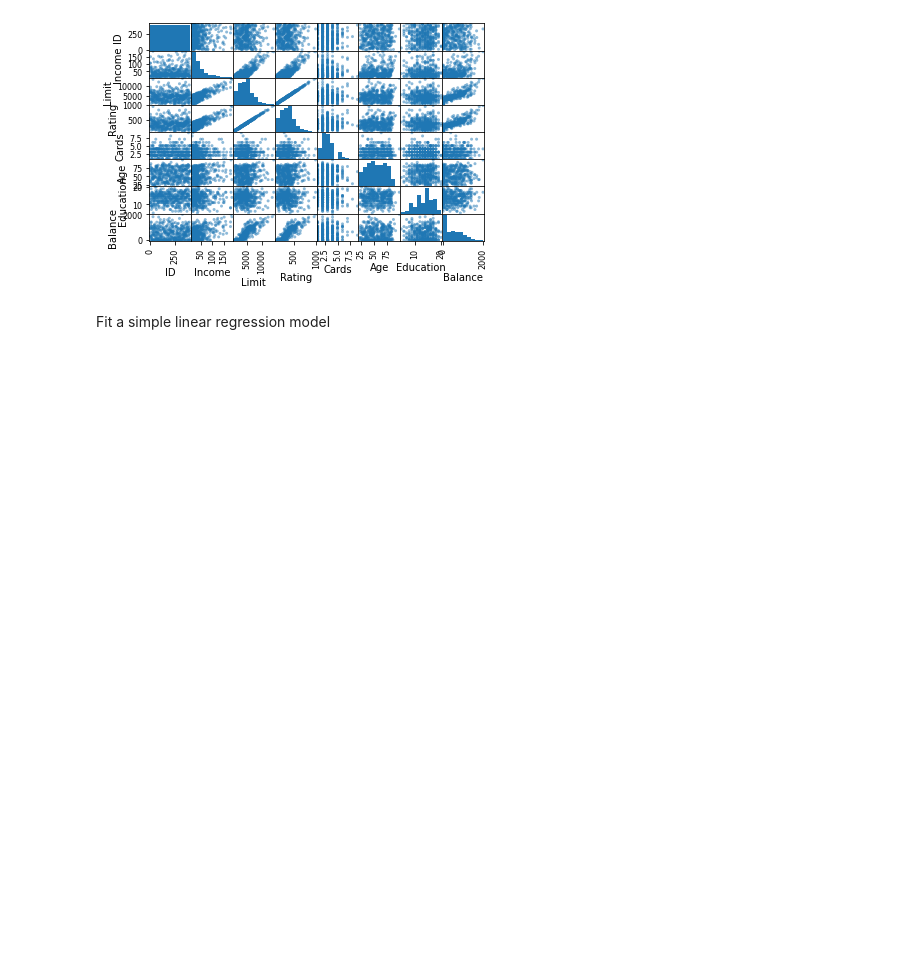
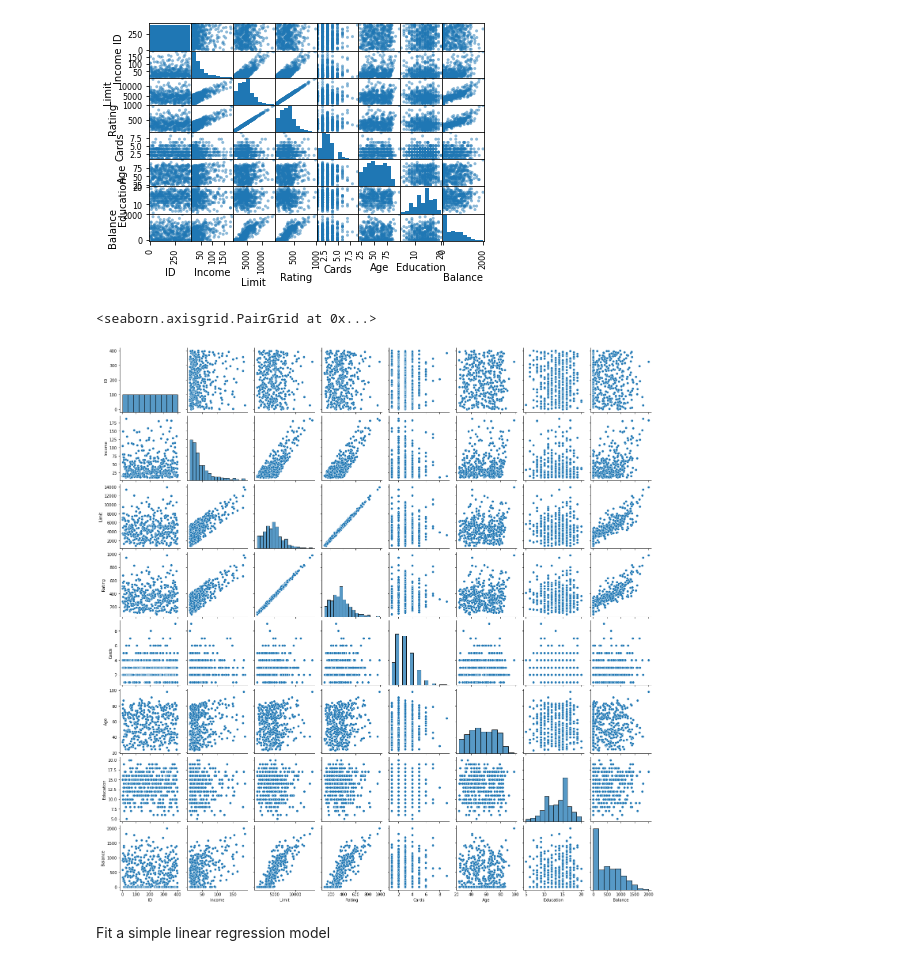
Before and after one commit to ab-sa/Statistical-Machine-Learning, a Jupyter notebook: Lecture2.ipynb, the cells around one changed output. Cells and saved outputs as stored; diff of their text form; code cells hidden in the pictures; blank space fills up the shorter version.

```diff
--- a/Lecture2.ipynb
+++ b/Lecture2.ipynb
@@ -31,6 +31,11 @@ pd.plotting.scatter_matrix(Credit).get_plot()
 # %% [output]
 AttributeError: ignored
 [figure]
+# %%
+sns.pairplot(Credit)
+# %% [output]
+<seaborn.axisgrid.PairGrid at 0x...>
+[figure, added]
 # %% [markdown]
 Fit a simple linear regression model
 # %%
```
